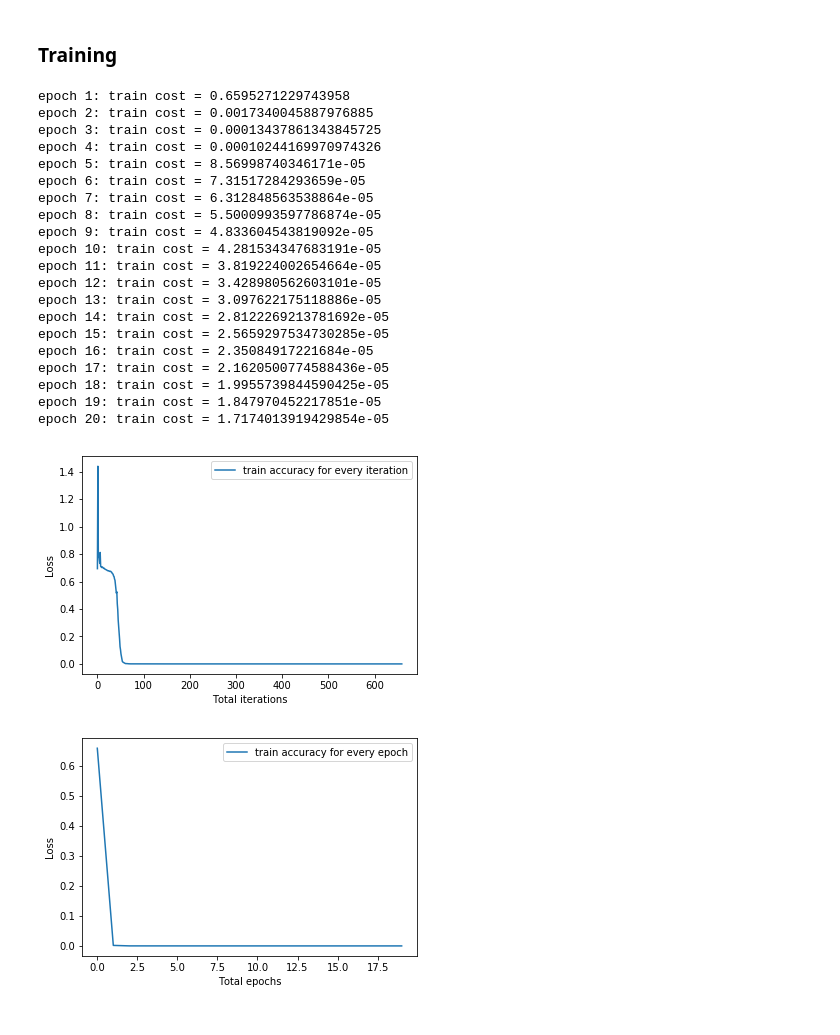
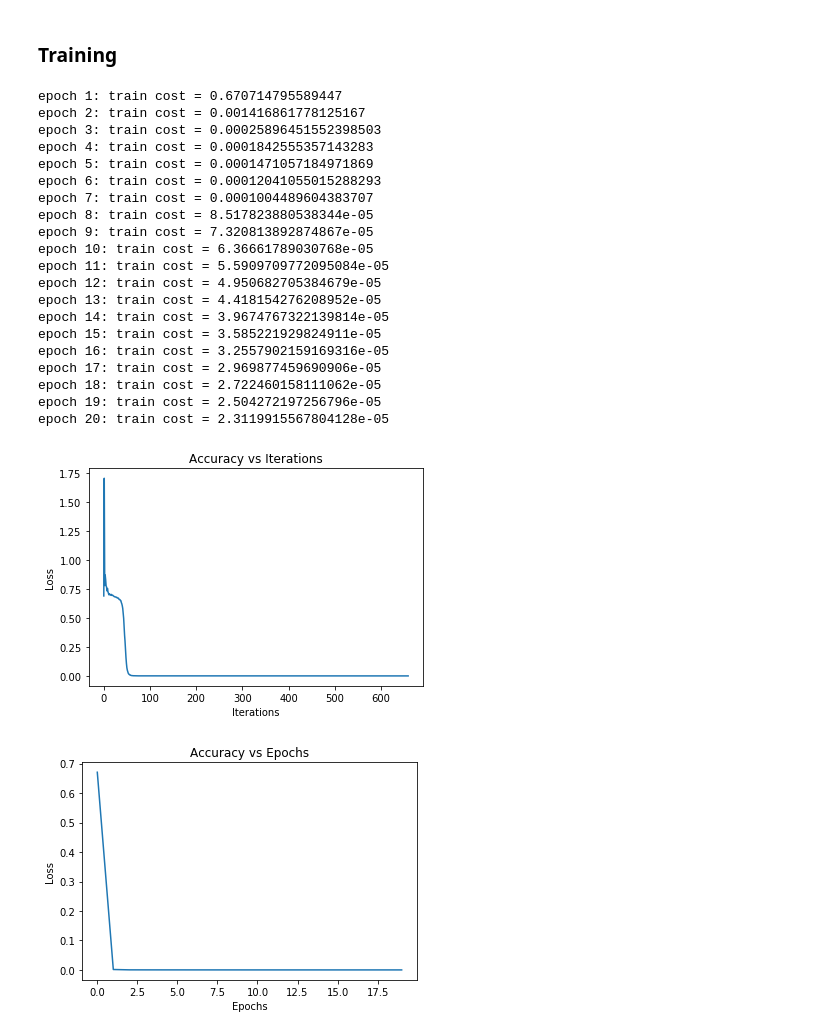
Before and after one commit to chintan94/dl-hw, a Jupyter notebook: hw3/assignment3/task1-xor.ipynb, the cells around one changed output. Drawn from its saved outputs; the diff is of its cells as text; code cells hidden in the pictures.

```diff
--- a/hw3/assignment3/task1-xor.ipynb
+++ b/hw3/assignment3/task1-xor.ipynb
@@ -258,54 +219,55 @@ accuracy = tf.reduce_mean(tf.cast(correct,tf.float32))
 # %%
 X_train,y_train=create_dataset(10000)
 init = tf.global_variables_initializer()
 
 
 batch_size_m = 300
 num_batch_m = X_train.shape[0]//batch_size_m
 epochs=20
 train_cost_li=[]
 train_cost_li_ep=[]
+
 with tf.Session() as sess:
     sess.run(init)
     for e in range(epochs):
         for i in range(num_batch_m):
             X_batch_m, y_batch_m = X_train[i*batch_size_m:(i+1)*batch_size_m,:,:], y_train[i*batch_size_m:(i+1)*batch_size_m,:]
             _,train_cost=sess.run([optimizer,loss], feed_dict={input_data: X_batch_m, output_data: y_batch_m})
             train_cost_li.append(train_cost)
         train_cost_li_ep.append(train_cost)
         print('epoch {}: train cost = {}'.format(e+1, train_cost))
 
-plt.plot(train_cost_li, label="train accuracy for every iteration")
-plt.xlabel("Total iterations")
+plt.plot(train_cost_li)
+plt.title("Accuracy vs Iterations")
+plt.xlabel("Iterations")
 plt.ylabel("Loss")
-plt.legend()
 plt.show()
 
-plt.plot(train_cost_li_ep, label="train accuracy for every epoch")
-plt.xlabel("Total epochs")
+plt.plot(train_cost_li_ep)
+plt.title("Accuracy vs Epochs")
+plt.xlabel("Epochs")
 plt.ylabel("Loss")
-plt.legend()
 plt.show()
 # %% [output]
-epoch 1: train cost = 0.6595271229743958
-epoch 2: train cost = 0.0017340045887976885
-epoch 3: train cost = 0.00013437861343845725
-epoch 4: train cost = 0.00010244169970974326
-epoch 5: train cost = 8.56998740346171e-05
-epoch 6: train cost = 7.31517284293659e-05
-epoch 7: train cost = 6.312848563538864e-05
-epoch 8: train cost = 5.5000993597786874e-05
-epoch 9: train cost = 4.833604543819092e-05
-epoch 10: train cost = 4.281534347683191e-05
-epoch 11: train cost = 3.819224002654664e-05
-epoch 12: train cost = 3.428980562603101e-05
-epoch 13: train cost = 3.097622175118886e-05
-epoch 14: train cost = 2.8122269213781692e-05
-epoch 15: train cost = 2.5659297534730285e-05
-epoch 16: train cost = 2.35084917221684e-05
-epoch 17: train cost = 2.1620500774588436e-05
-epoch 18: train cost = 1.9955739844590425e-05
-epoch 19: train cost = 1.847970452217851e-05
-epoch 20: train cost = 1.7174013919429854e-05
+epoch 1: train cost = 0.670714795589447
+epoch 2: train cost = 0.001416861778125167
+epoch 3: train cost = 0.00025896451552398503
+epoch 4: train cost = 0.0001842555357143283
+epoch 5: train cost = 0.0001471057184971869
+epoch 6: train cost = 0.00012041055015288293
+epoch 7: train cost = 0.0001004489604383707
+epoch 8: train cost = 8.517823880538344e-05
+epoch 9: train cost = 7.320813892874867e-05
+epoch 10: train cost = 6.36661789030768e-05
+epoch 11: train cost = 5.5909709772095084e-05
+epoch 12: train cost = 4.950682705384679e-05
+epoch 13: train cost = 4.418154276208952e-05
+epoch 14: train cost = 3.9674767322139814e-05
+epoch 15: train cost = 3.585221929824911e-05
+epoch 16: train cost = 3.2557902159169316e-05
+epoch 17: train cost = 2.969877459690906e-05
+epoch 18: train cost = 2.722460158111062e-05
+epoch 19: train cost = 2.504272197256796e-05
+epoch 20: train cost = 2.3119915567804128e-05
-[figure, old version]
+[figure, new version]
-[figure, old version]
+[figure, new version]
```
Also changed, not shown: parts of 3 cells of this notebook.
